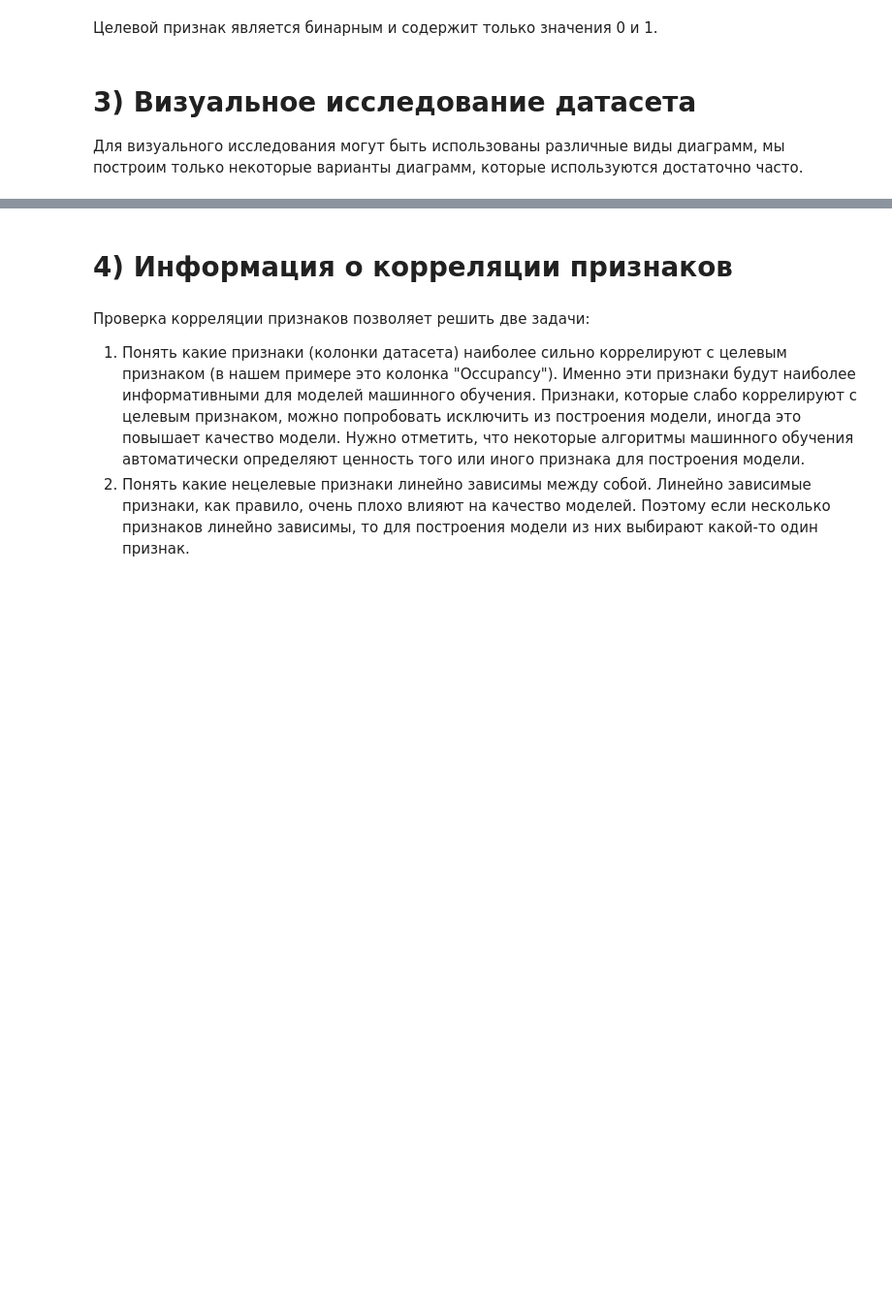
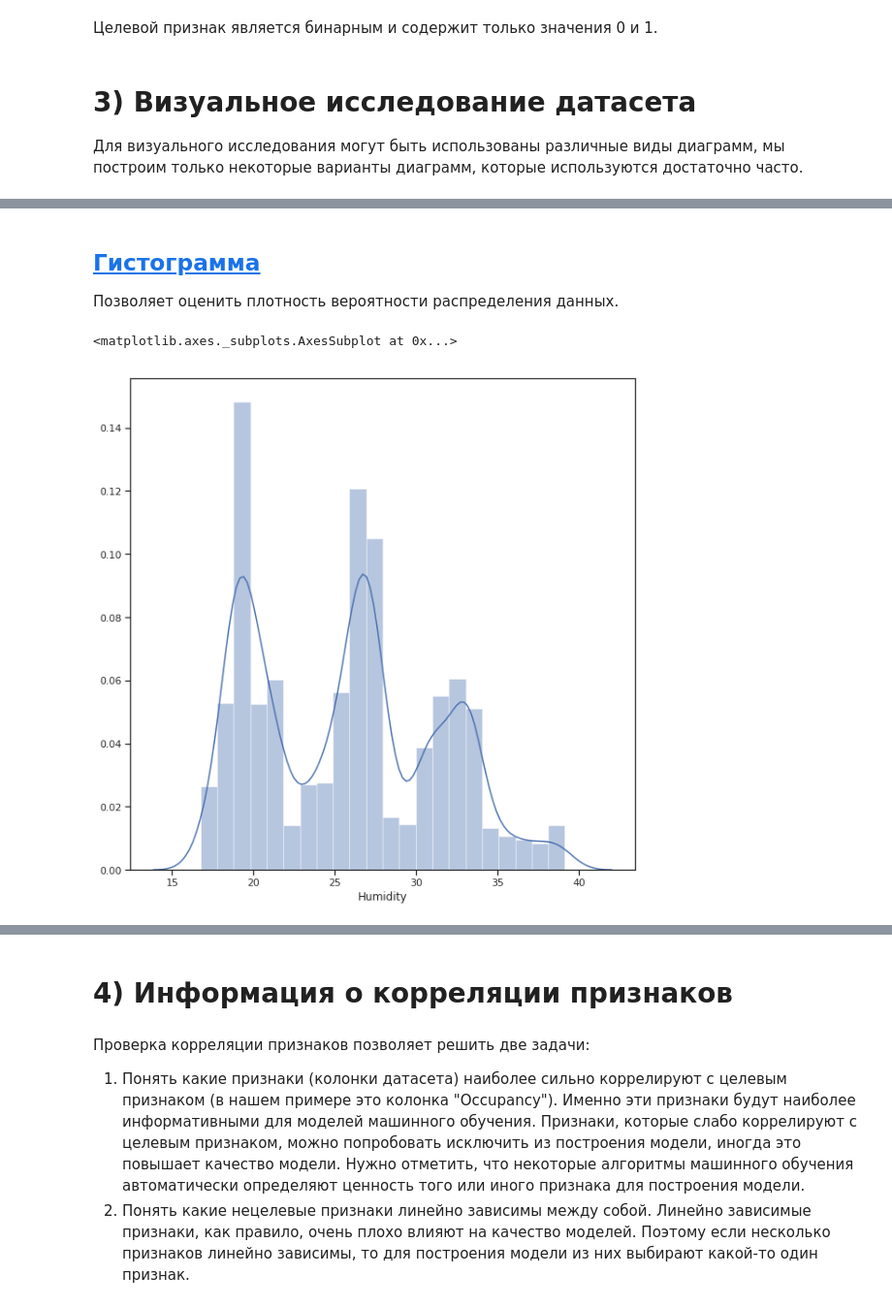
Before and after one commit to ugapanyuk/ml_course, a Jupyter notebook: labs/eda_visualization.ipynb, the cells around one changed output, grey strips where cells are left out. Shown at 97% size. Saved outputs shown, nothing was run; the diff lists cells and outputs as text; code cells hidden in the pictures; blank space fills up the shorter version.

```diff
--- a/labs/eda_visualization.ipynb
+++ b/labs/eda_visualization.ipynb
@@ -132,0 +145,9 @@ array([1, 0], dtype=int64)
+# %% [markdown]
+## [Гистограмма](https://en.wikipedia.org/wiki/Histogram)
+Позволяет оценить плотность вероятности распределения данных.
+# %%
+fig, ax = plt.subplots(figsize=(10,10))
+sns.distplot(data['Humidity'])
+# %% [output]
+<matplotlib.axes._subplots.AxesSubplot at 0x...>
+[figure, added]
```
Also changed, not shown: parts of 34 cells of this notebook.
